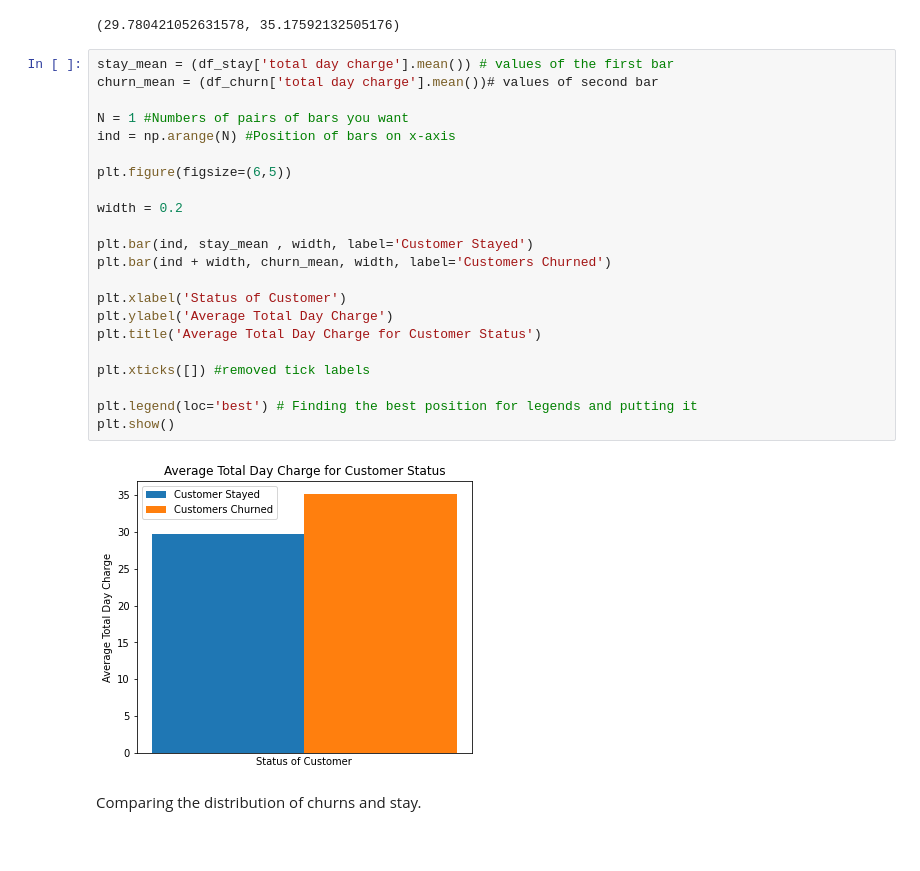
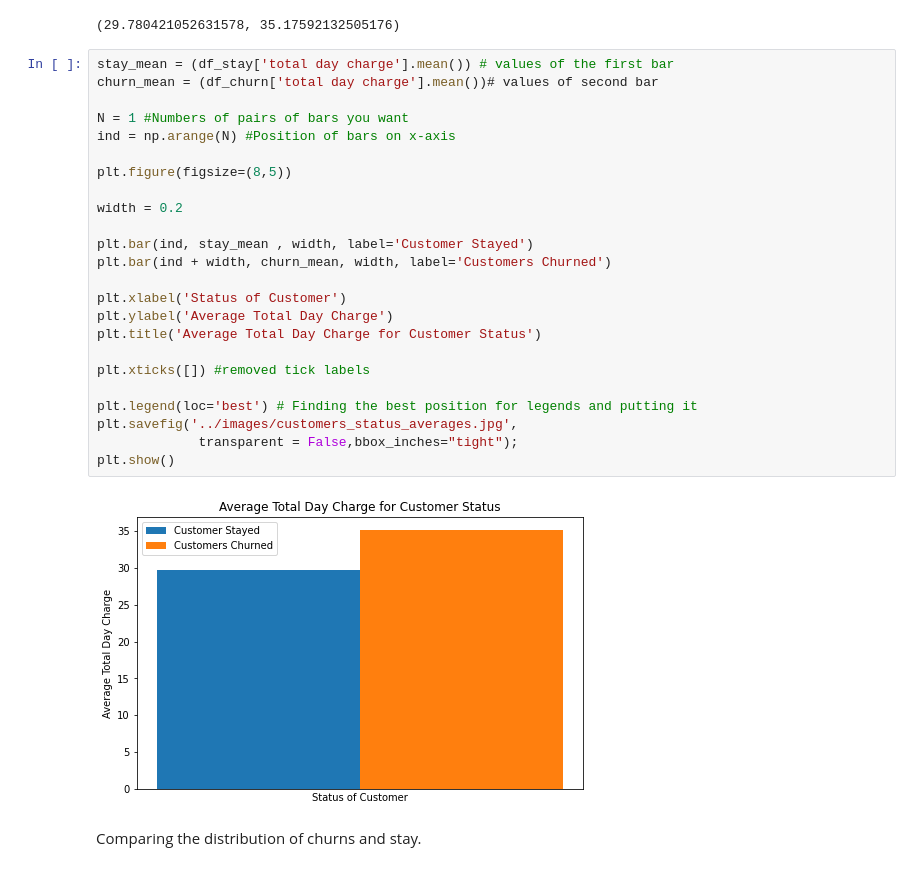
Before and after one commit to KyleWeesner/Customer_retention_plan_for_Syriatel_Mobile_Telecom, a Jupyter notebook: workspace/Feature Importance Analysis.ipynb, the cells around one changed output. Drawn from its saved outputs; the diff is of its cells as text.

```diff
--- a/workspace/Feature Importance Analysis.ipynb
+++ b/workspace/Feature Importance Analysis.ipynb
@@ -153,27 +154,29 @@ df_stay['total day charge'].mean(), df_churn['total day charge'].mean()
 # %%
 stay_mean = (df_stay['total day charge'].mean()) # values of the first bar
 churn_mean = (df_churn['total day charge'].mean())# values of second bar
 
 N = 1 #Numbers of pairs of bars you want
 ind = np.arange(N) #Position of bars on x-axis
 
-plt.figure(figsize=(6,5))
+plt.figure(figsize=(8,5))
 
 width = 0.2
 
 plt.bar(ind, stay_mean , width, label='Customer Stayed')
 plt.bar(ind + width, churn_mean, width, label='Customers Churned')
 
 plt.xlabel('Status of Customer')
 plt.ylabel('Average Total Day Charge')
 plt.title('Average Total Day Charge for Customer Status')
 
 plt.xticks([]) #removed tick labels
 
 plt.legend(loc='best') # Finding the best position for legends and putting it
+plt.savefig('../images/customers_status_averages.jpg',
+             transparent = False,bbox_inches="tight");
 plt.show()
 # %% [output]
-[figure, old version]
+[figure, new version]
 # %% [markdown]
 Comparing the distribution of churns and stay.
 # %%
```
Also changed, not shown: parts of 6 cells of this notebook, 8 other files.
